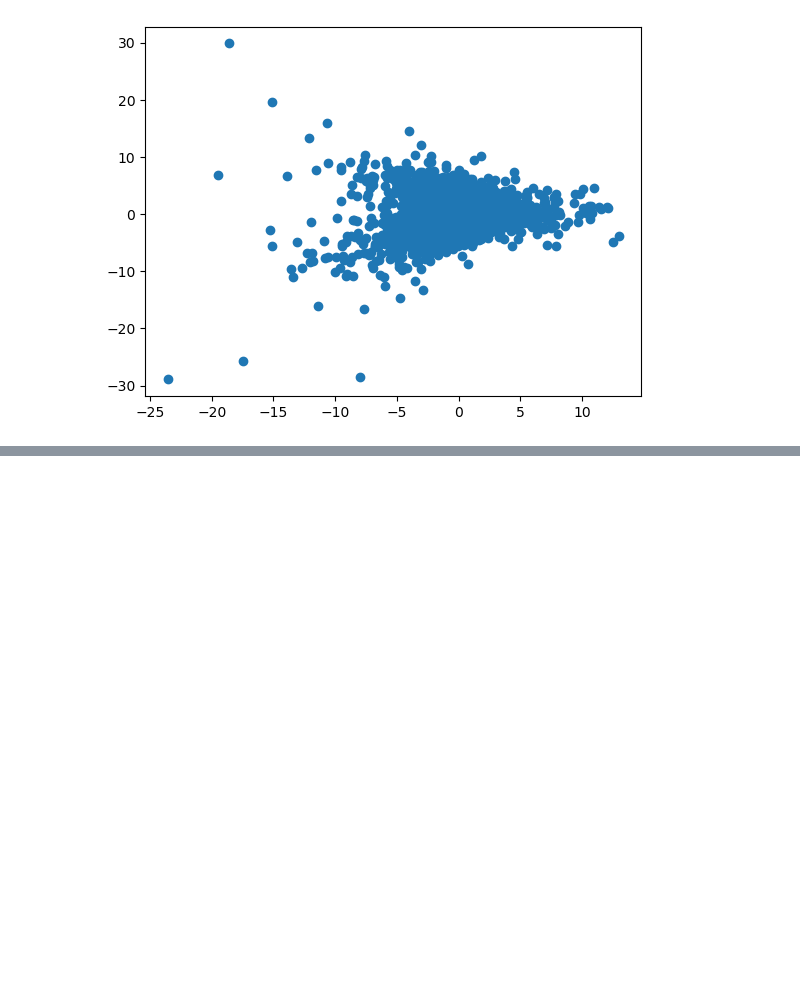
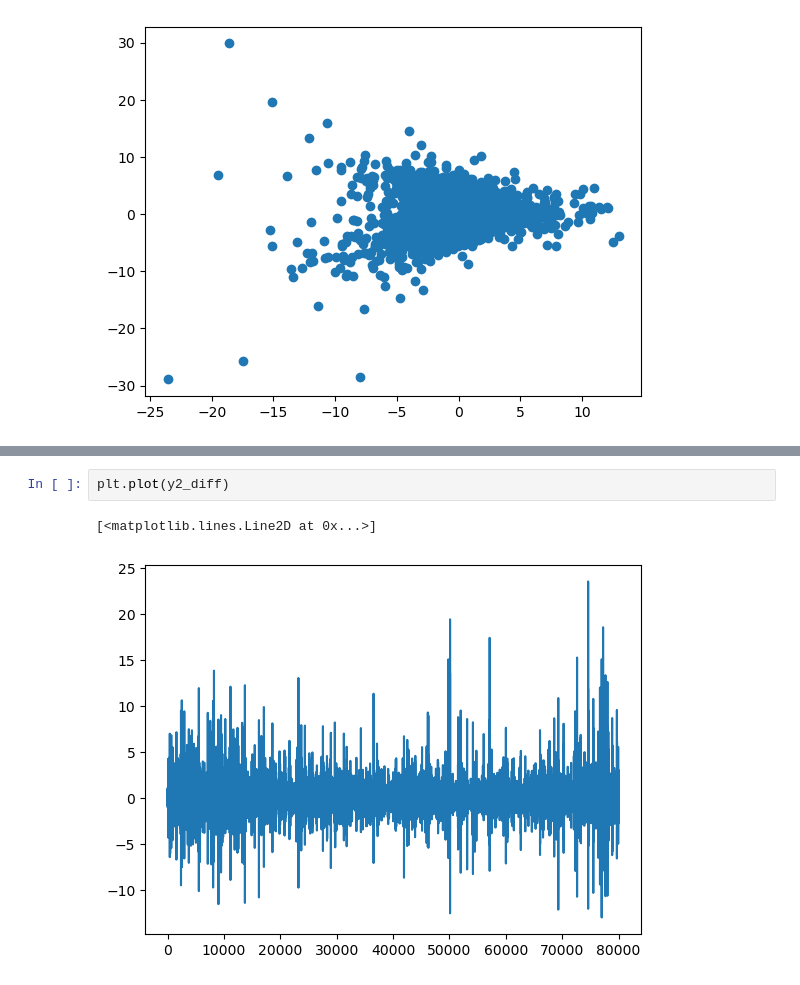
Before and after one commit to ut2310/quantchallenge-starter, a Jupyter notebook: research/rishik_work.ipynb, the cells around one changed output, grey strips where cells are left out. Cells and saved outputs as stored; diff of their text form; blank space fills up the shorter version.

```diff
--- a/research/rishik_work.ipynb
+++ b/research/rishik_work.ipynb
@@ -285,0 +329,5 @@ plt.show()
+# %%
+plt.plot(y2_diff)
+# %% [output]
+[<matplotlib.lines.Line2D at 0x...>]
+[figure, added]
```
Also changed, not shown: parts of 121 cells of this notebook, 1 other file.
